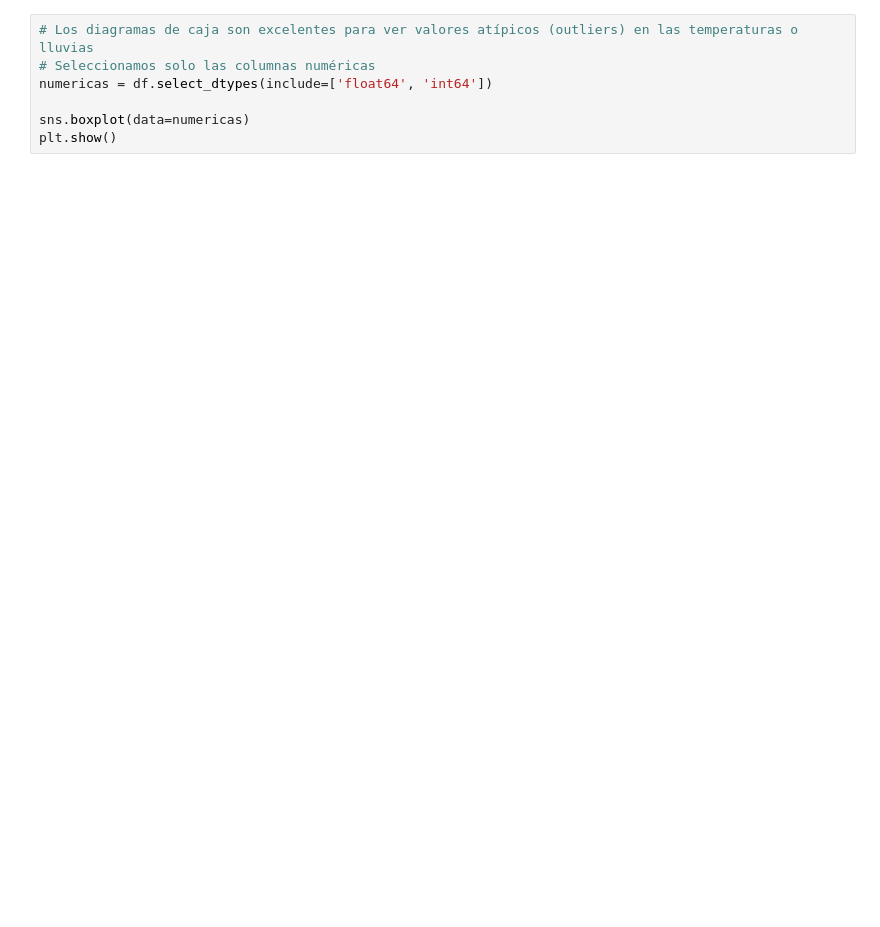
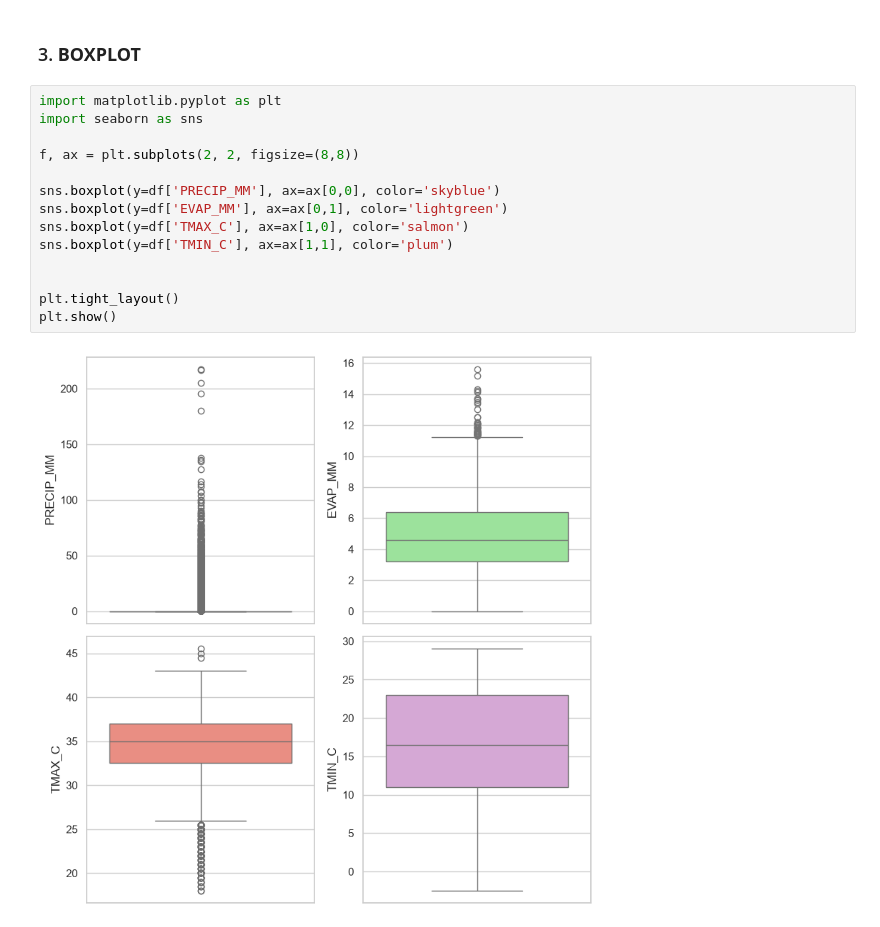
Before and after one commit to johan-aq/Procesamiento-de-archivo-TXT, a Jupyter notebook: ProcesamientoTXT.ipynb, the cells around one changed output. Drawn from its saved outputs; the diff is of its cells as text; blank space fills up the shorter version.

```diff
--- a/ProcesamientoTXT.ipynb
+++ b/ProcesamientoTXT.ipynb
@@ -126,7 +187,18 @@ ValueError: hist method requires numerical or datetime columns, nothing to plot.
+# %% [markdown]
+### 3. **BOXPLOT**
 # %%
-# Los diagramas de caja son excelentes para ver valores atípicos (outliers) en las temperaturas o lluvias
-# Seleccionamos solo las columnas numéricas
-numericas = df.select_dtypes(include=['float64', 'int64'])
+import matplotlib.pyplot as plt
+import seaborn as sns
 
-sns.boxplot(data=numericas)
+f, ax = plt.subplots(2, 2, figsize=(8,8))
+
+sns.boxplot(y=df['PRECIP_MM'], ax=ax[0,0], color='skyblue')
+sns.boxplot(y=df['EVAP_MM'], ax=ax[0,1], color='lightgreen')
+sns.boxplot(y=df['TMAX_C'], ax=ax[1,0], color='salmon')
+sns.boxplot(y=df['TMIN_C'], ax=ax[1,1], color='plum')
+
+
+plt.tight_layout()
 plt.show()
+# %% [output]
+[figure, added]
```
Also changed, not shown: parts of 23 cells of this notebook.
